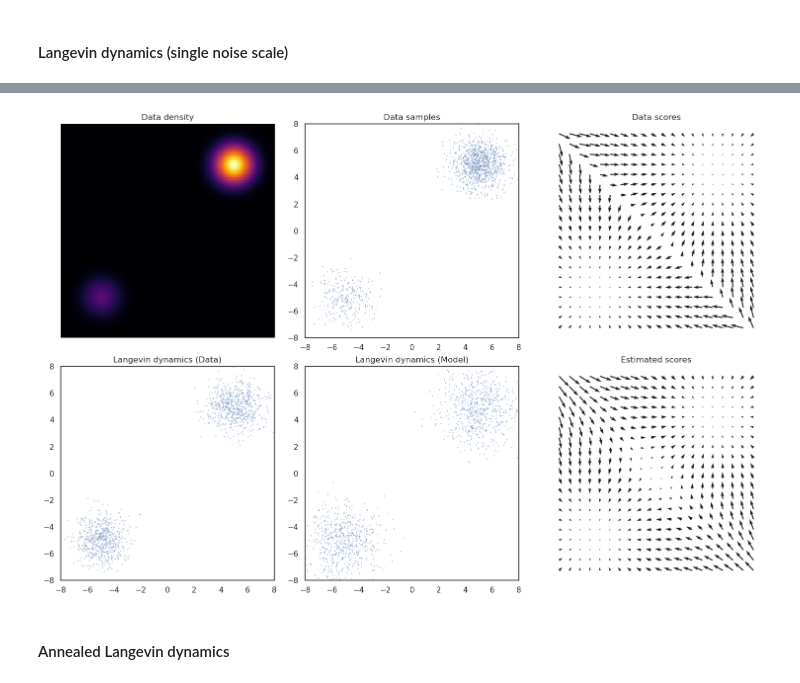
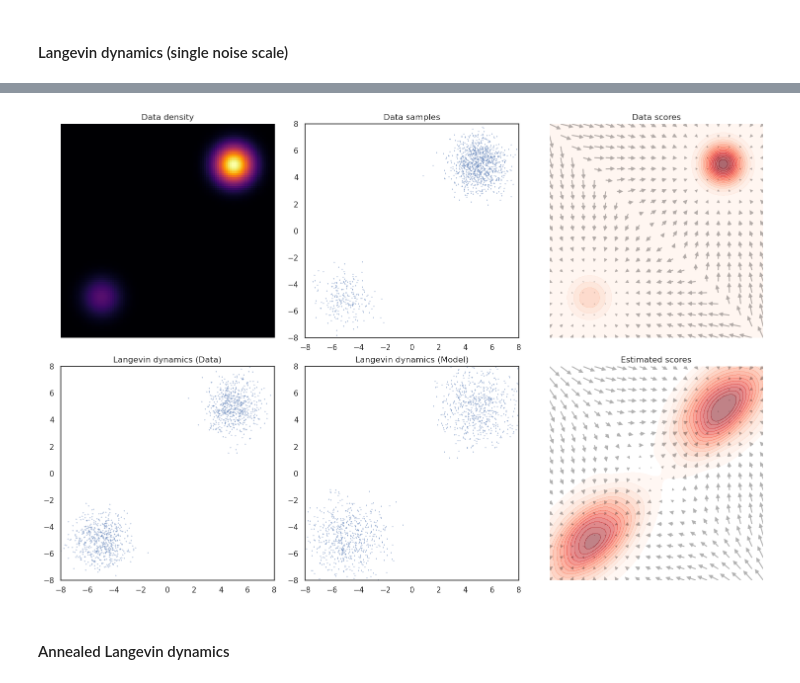
Before and after one commit to bachnguyenTE/ncsn-pres, a Jupyter notebook: two_gaussians_example.ipynb, the cells around one changed output, grey strips where cells are left out. Cells and saved outputs as stored; diff of their text form; code cells hidden in the pictures.

```diff
--- a/two_gaussians_example.ipynb
+++ b/two_gaussians_example.ipynb
@@ -48,12 +49,33 @@ def plot_density(teacher, left_bound, right_bound, ax=None, device=None):
     ax.imshow(np.flipud(logp_true.cpu().numpy()), cmap='inferno', extent=[left_bound, right_bound, left_bound, right_bound])
     ax.set_title('Data density')
 
-def plot_vector_field(scores, mesh_np, title, ax=None):
+def plot_vector_field(scores, mesh_np, title, ax=None, teacher=None, samples=None, sigma=None, left_bound=None, right_bound=None, device=None):
     if ax is None:
         fig, ax = plt.subplots()
 
+    if samples is not None:
+        sns.kdeplot(x=samples[:, 0], y=samples[:, 1], ax=ax, cmap='Reds', fill=True, alpha=0.5, levels=15)
+        if left_bound is not None and right_bound is not None:
+            ax.set_xlim(left_bound, right_bound)
+            ax.set_ylim(left_bound, right_bound)
+
+    elif teacher is not None and left_bound is not None and right_bound is not None:
+        mesh_density = get_mesh(left_bound, right_bound, grid_size=100, device=device)
+        if sigma is not None:
+             logp_true = teacher.log_prob(mesh_density, sigma=sigma)
+        else:
+             logp_true = teacher.log_prob(mesh_density)
+
+        logp_true = logp_true.view(100, 100).exp().detach().cpu().numpy()
+
+        x = np.linspace(left_bound, right_bound, 100)
+        y = np.linspace(left_bound, right_bound, 100)
+        X, Y = np.meshgrid(x, y)
+
+        ax.contourf(X, Y, logp_true, cmap='Reds', levels=15, alpha=0.6)
+
     ax.axis('off')
-    ax.quiver(mesh_np[:, 0], mesh_np[:, 1], scores[:, 0], scores[:, 1], width=0.005)
+    ax.quiver(mesh_np[:, 0], mesh_np[:, 1], scores[:, 0], scores[:, 1], width=0.005, headwidth=4, headlength=4, color='black', alpha=0.3)
     ax.set_title(title)
     ax.set_aspect('equal')
 
@@ -274,36 +335,36 @@ plot_density(teacher, left_bound, right_bound, ax=axes[0], device='cpu')
 
 # 2. Data Samples
 samples = teacher.sample((1280,)).detach().cpu().numpy()
 plot_scatter(samples, 'Data samples', left_bound, right_bound, ax=axes[1])
 
 # 3. Data Scores (Ground Truth)
 def data_score(x):
     x = x.detach()
     x.requires_grad_(True)
     y = teacher.log_prob(x).sum()
     return autograd.grad(y, x)[0]
 
 scores = data_score(mesh).detach().cpu().numpy()
-plot_vector_field(scores, mesh_np, 'Data scores', ax=axes[2])
+plot_vector_field(scores, mesh_np, 'Data scores', ax=axes[2], teacher=teacher, left_bound=left_bound, right_bound=right_bound, device='cpu')
 
 # 4. Langevin Dynamics (Data)
 samples = torch.rand(1280, 2) * (right_bound - left_bound) + left_bound
 samples = langevin_dynamics(data_score, samples).detach().numpy()
 plot_scatter(samples, 'Langevin dynamics (Data)', left_bound, right_bound, ax=axes[3])
 
 # 5. Langevin Dynamics (Model)
 samples = torch.rand(1280, 2) * (right_bound - left_bound) + left_bound
 samples = langevin_dynamics(score, samples).detach().numpy()
 plot_scatter(samples, 'Langevin dynamics (Model)', left_bound, right_bound, ax=axes[4])
 
 # 6. Estimated Scores
 scores = score(mesh.detach()).detach().cpu().numpy()
-plot_vector_field(scores, mesh_np, 'Estimated scores', ax=axes[5])
+plot_vector_field(scores, mesh_np, 'Estimated scores', ax=axes[5], samples=samples, left_bound=left_bound, right_bound=right_bound)
 
 plt.tight_layout()
 plt.show()
 # %% [output]
-[figure, old version]
+[figure, new version]
 # %% [markdown]
 #### Annealed Langevin dynamics
 # %%
```
Also changed, not shown: parts of 18 cells of this notebook.
